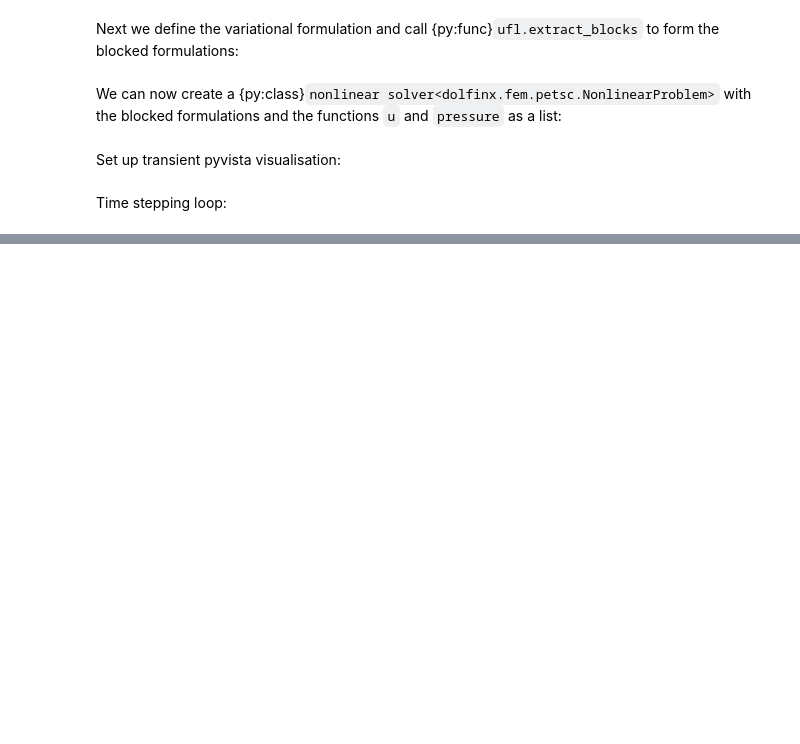
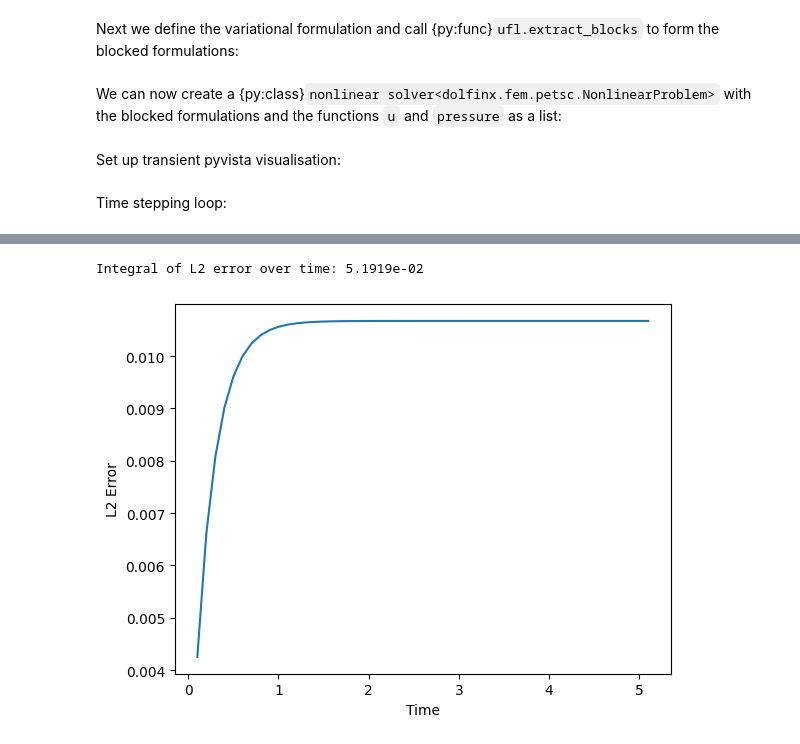
Before and after one commit to scientificcomputing/scifem, a Jupyter notebook: examples/real_function_space_nonlinear_verif_2.ipynb, the cells around one changed output, grey strips where cells are left out. Saved outputs shown, nothing was run; the diff lists cells and outputs as text; code cells hidden in the pictures; blank space fills up the shorter version.

```diff
--- a/examples/real_function_space_nonlinear_verif_2.ipynb
+++ b/examples/real_function_space_nonlinear_verif_2.ipynb
@@ -499,0 +512,9 @@ plt.show()
+# %%
+plt.plot(times, errors_L2)
+plt.xlabel("Time")
+plt.ylabel("L2 Error")
+integral_error = np.trapezoid(errors_L2, times)
+print(f"Integral of L2 error over time: {integral_error:.4e}")
+# %% [output]
+Integral of L2 error over time: 5.1919e-02
+[figure, added]
```
Also changed, not shown: parts of 6 cells of this notebook.
